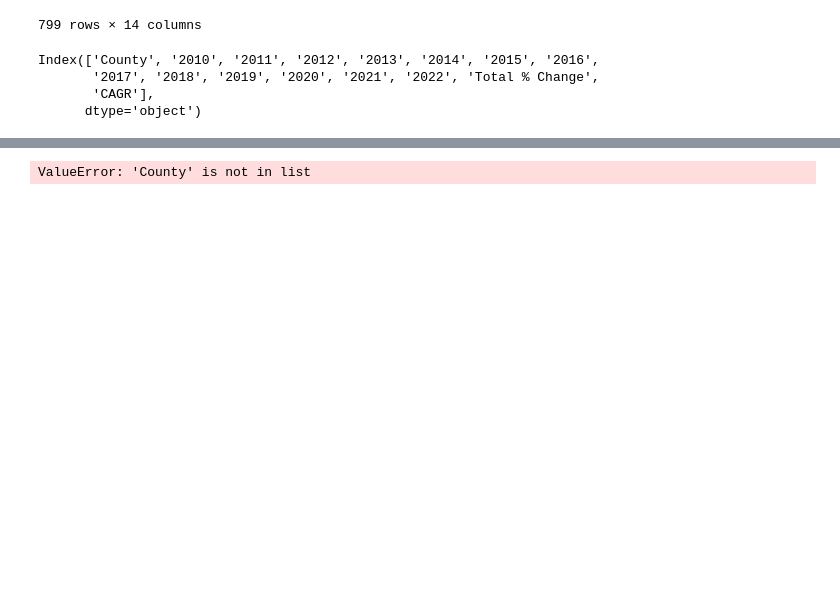
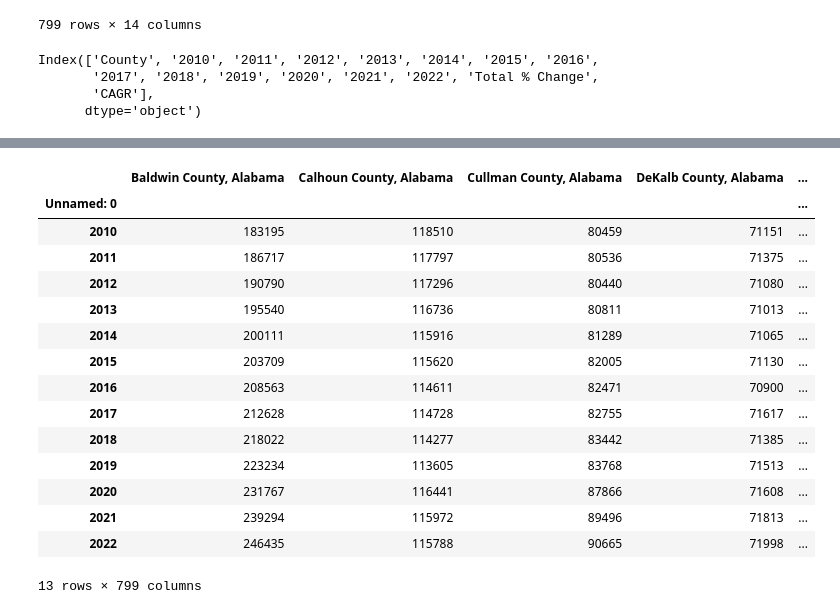
Before and after one commit to dfquinn23/Project_1, a Jupyter notebook: Census/7-17-24 Work/Prophet_2010_2022_County_Pop_Totals.ipynb, the cells around one changed output, grey strips where cells are left out. Drawn from its saved outputs; the diff is of its cells as text; code cells hidden in the pictures; blank space fills up the shorter version.

```diff
--- a/Census/7-17-24 Work/Prophet_2010_2022_County_Pop_Totals.ipynb
+++ b/Census/7-17-24 Work/Prophet_2010_2022_County_Pop_Totals.ipynb
@@ -588,15 +589,32 @@ from prophet import Prophet
 
 %matplotlib inline
 # %%
-hourly_prices = pd.read_csv(
+population_year = pd.read_csv(
     "C:/Users/Daniel Quinn/Desktop/Bootcamp/Project_1_Working_Copy/Census/7-17-24 Work/2010_2022_County_Pop_for_Prophet.csv",
-    index_col='County',
     parse_dates=True,
     infer_datetime_format=True
 ).dropna()
 
+population_year_df = pd.DataFrame(population_year)
+population_year_df=population_year_df.set_index("Unnamed: 0")
+population_year_df.rename({"Unnamed: 0": "County"})
+
 # Display the first and last five rows of the DataFrame
-display(hourly_prices.head())
-display(hourly_prices.tail())
+population_year_df
 # %% [output]
+|  | Baldwin County, Alabama | Calhoun County, Alabama | Cullman County, Alabama | DeKalb County, Alabama | ... |
+| Unnamed: 0 |  |  |  |  | ... |
+| 2010 | 183195 | 118510 | 80459 | 71151 | ... |
+| 2011 | 186717 | 117797 | 80536 | 71375 | ... |
+| 2012 | 190790 | 117296 | 80440 | 71080 | ... |
+| 2013 | 195540 | 116736 | 80811 | 71013 | ... |
+| 2014 | 200111 | 115916 | 81289 | 71065 | ... |
+| 2015 | 203709 | 115620 | 82005 | 71130 | ... |
+| 2016 | 208563 | 114611 | 82471 | 70900 | ... |
+| 2017 | 212628 | 114728 | 82755 | 71617 | ... |
+| 2018 | 218022 | 114277 | 83442 | 71385 | ... |
+| 2019 | 223234 | 113605 | 83768 | 71513 | ... |
+| 2020 | 231767 | 116441 | 87866 | 71608 | ... |
+| 2021 | 239294 | 115972 | 89496 | 71813 | ... |
+| 2022 | 246435 | 115788 | 90665 | 71998 | ... |
-ValueError: 'County' is not in list
+13 rows × 799 columns
```
Also changed, not shown: parts of 3 cells of this notebook, 4 other files.
